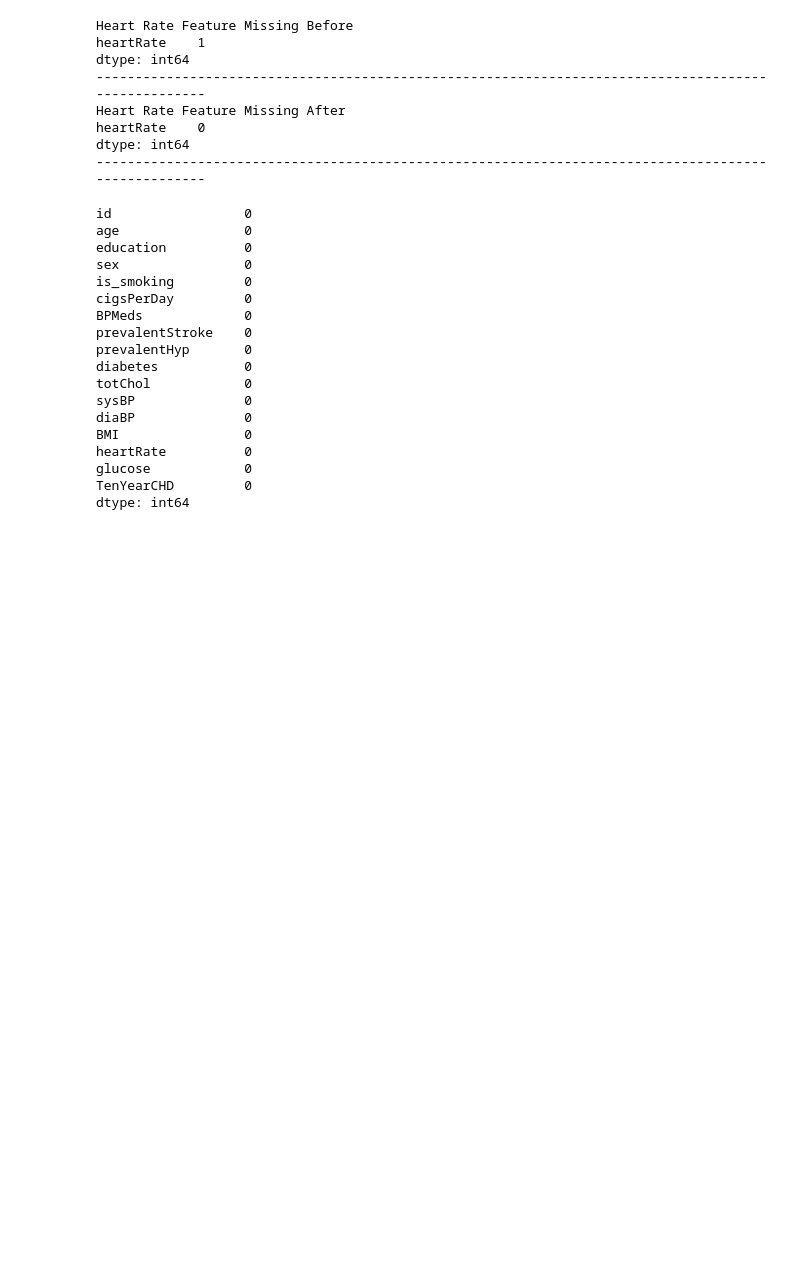
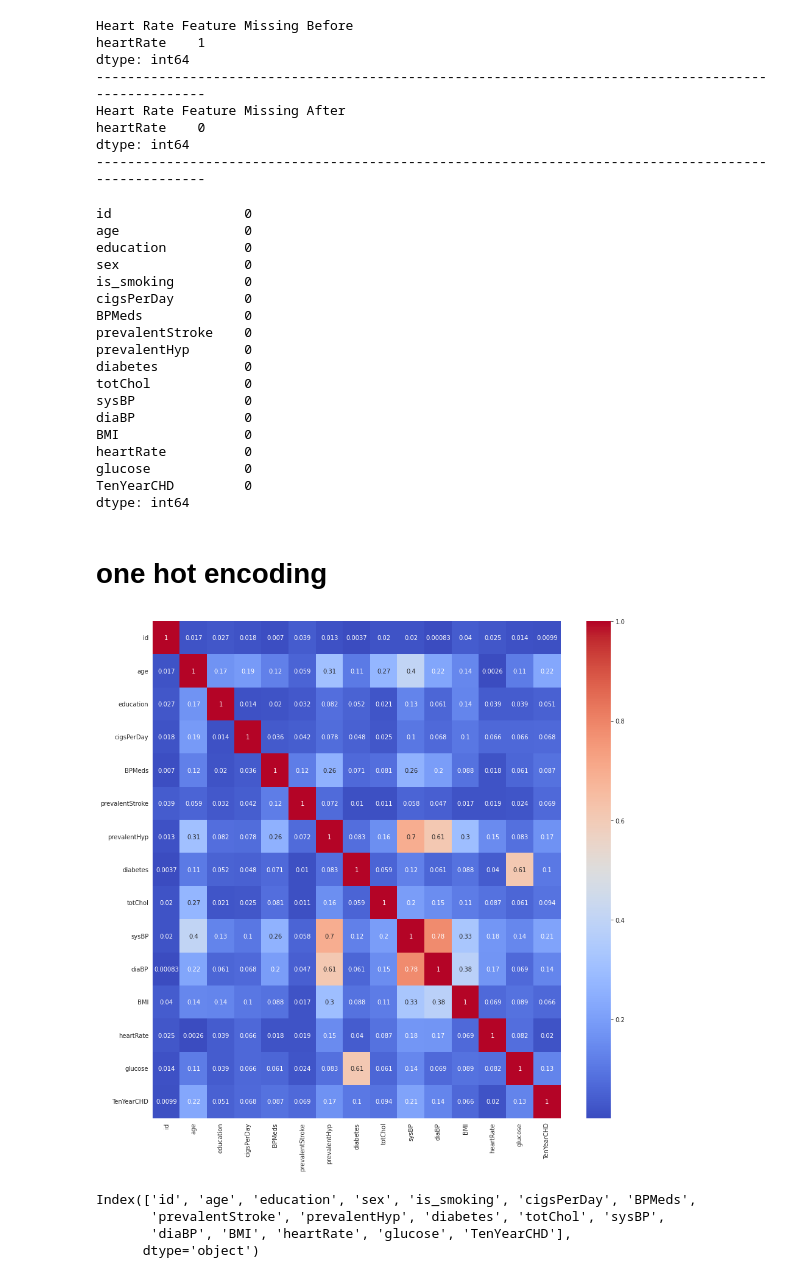
Before and after one commit to Kunaltembhare003/Cardiovascular-heart-diseases, a Jupyter notebook: Cardiovascular_heart_diseases.ipynb, the cells around one changed output. Saved outputs shown, nothing was run; the diff lists cells and outputs as text; code cells hidden in the pictures; blank space fills up the shorter version.

```diff
--- a/Cardiovascular_heart_diseases.ipynb
+++ b/Cardiovascular_heart_diseases.ipynb
@@ -840,3 +853,20 @@ heartRate          0
 glucose            0
 TenYearCHD         0
 dtype: int64
+# %% [markdown]
+# one hot encoding
+# %%
+ ## Correlation
+plt.figure(figsize=(15,15))
+correlation = df_copy.corr()
+sns.heatmap(abs(correlation), annot=True, cmap='coolwarm')
+plt.show()
+# %% [output]
+[figure, added]
+# %%
+df_copy.columns
+# %% [output]
+Index(['id', 'age', 'education', 'sex', 'is_smoking', 'cigsPerDay', 'BPMeds',
+       'prevalentStroke', 'prevalentHyp', 'diabetes', 'totChol', 'sysBP',
+       'diaBP', 'BMI', 'heartRate', 'glucose', 'TenYearCHD'],
+      dtype='object')
```
Also changed, not shown: parts of 65 cells of this notebook.
